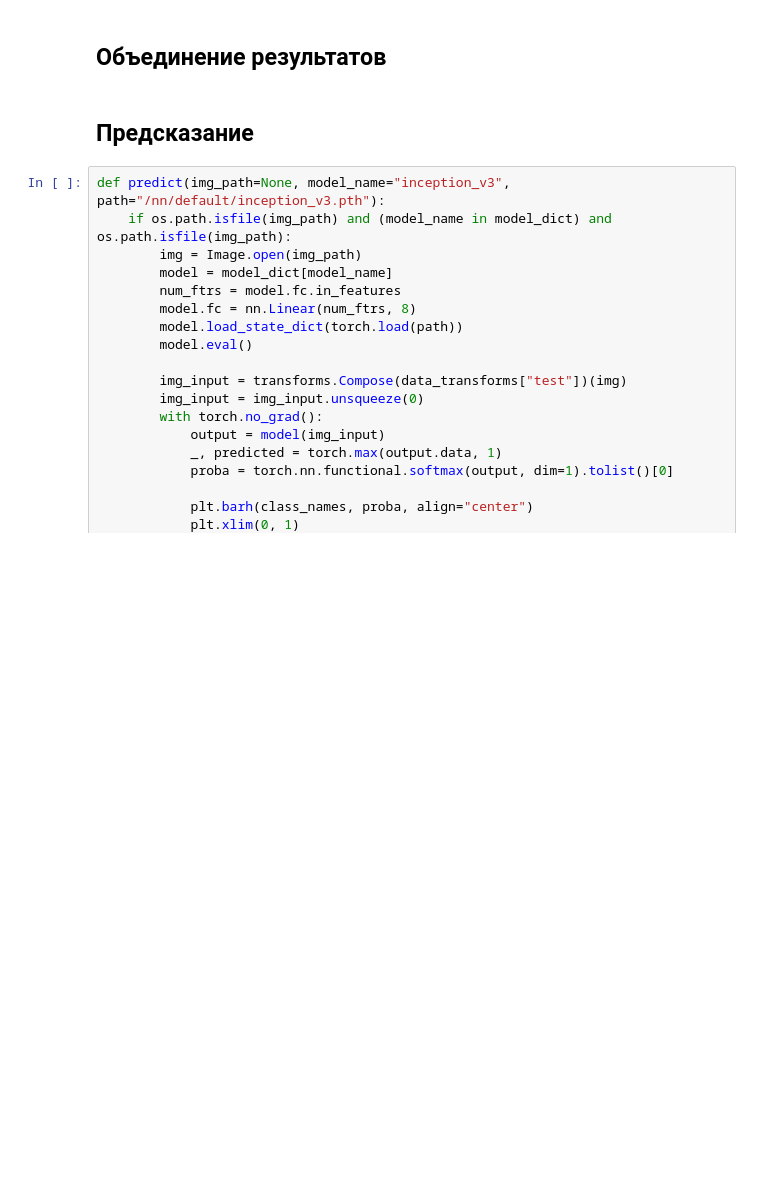
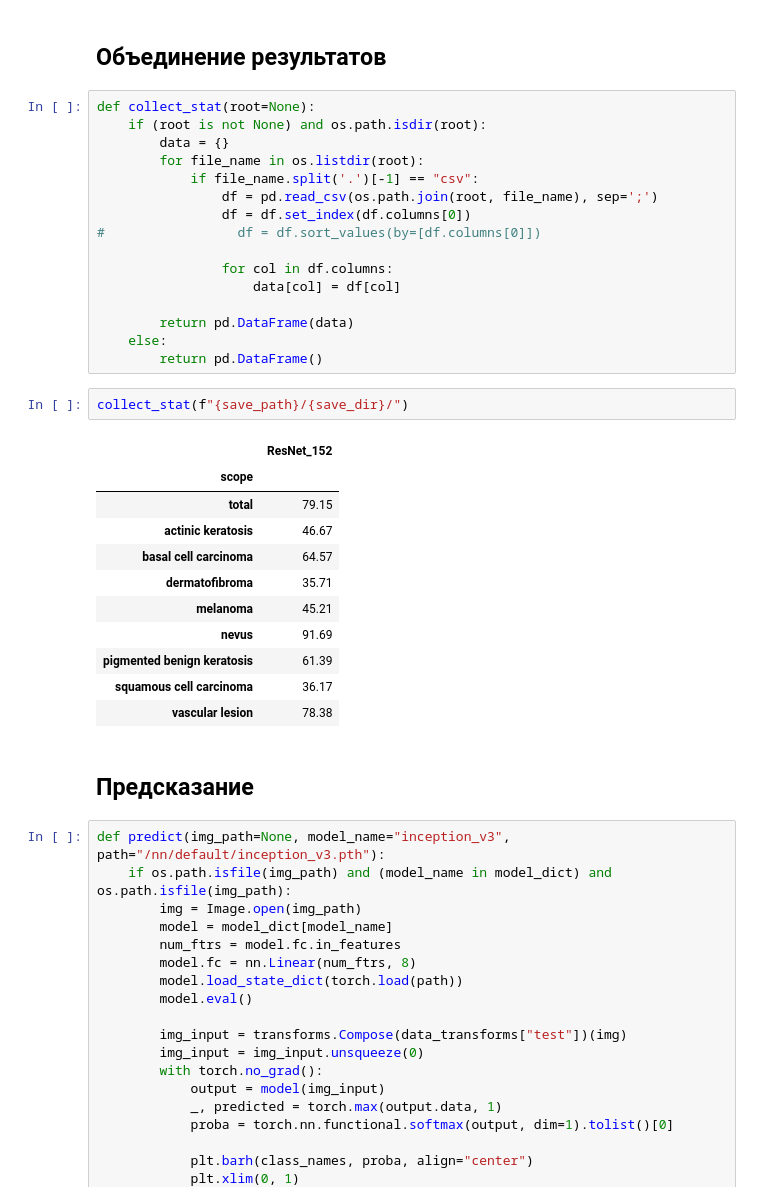
Before and after one commit to gurmaaan/MedNN, a Jupyter notebook: Trained_CNN_no_changes_in_data.ipynb, the cells around one changed output. Drawn from its saved outputs; the diff is of its cells as text; blank space fills up the shorter version.

```diff
--- a/Trained_CNN_no_changes_in_data.ipynb
+++ b/Trained_CNN_no_changes_in_data.ipynb
@@ -414,5 +433,35 @@ for model_name in model_dict:
 # %% [markdown]
 ## Объединение результатов
+# %%
+def collect_stat(root=None):
+    if (root is not None) and os.path.isdir(root):
+        data = {}
+        for file_name in os.listdir(root):
+            if file_name.split('.')[-1] == "csv":
+                df = pd.read_csv(os.path.join(root, file_name), sep=';')
+                df = df.set_index(df.columns[0])
+#                 df = df.sort_values(by=[df.columns[0]])
+
+                for col in df.columns:
+                    data[col] = df[col]
+
+        return pd.DataFrame(data)
+    else:
+        return pd.DataFrame()
+# %%
+collect_stat(f"{save_path}/{save_dir}/")
+# %% [output]
+|  | ResNet_152 |
+| scope |  |
+| total | 79.15 |
+| actinic keratosis | 46.67 |
+| basal cell carcinoma | 64.57 |
+| dermatofibroma | 35.71 |
+| melanoma | 45.21 |
+| nevus | 91.69 |
+| pigmented benign keratosis | 61.39 |
+| squamous cell carcinoma | 36.17 |
+| vascular lesion | 78.38 |
 # %% [markdown]
 ## Предсказание
 # %%
```
Also changed, not shown: parts of 7 cells of this notebook.
